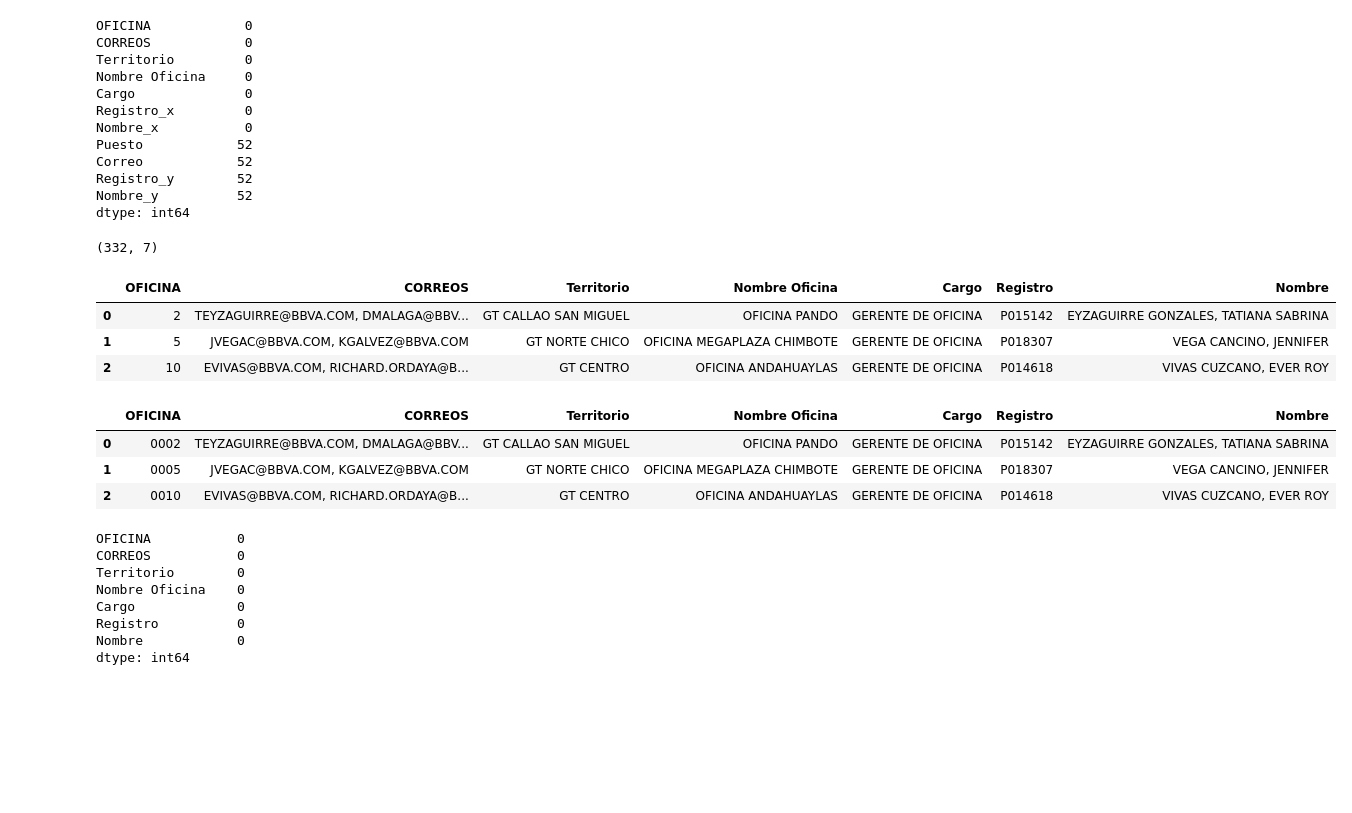
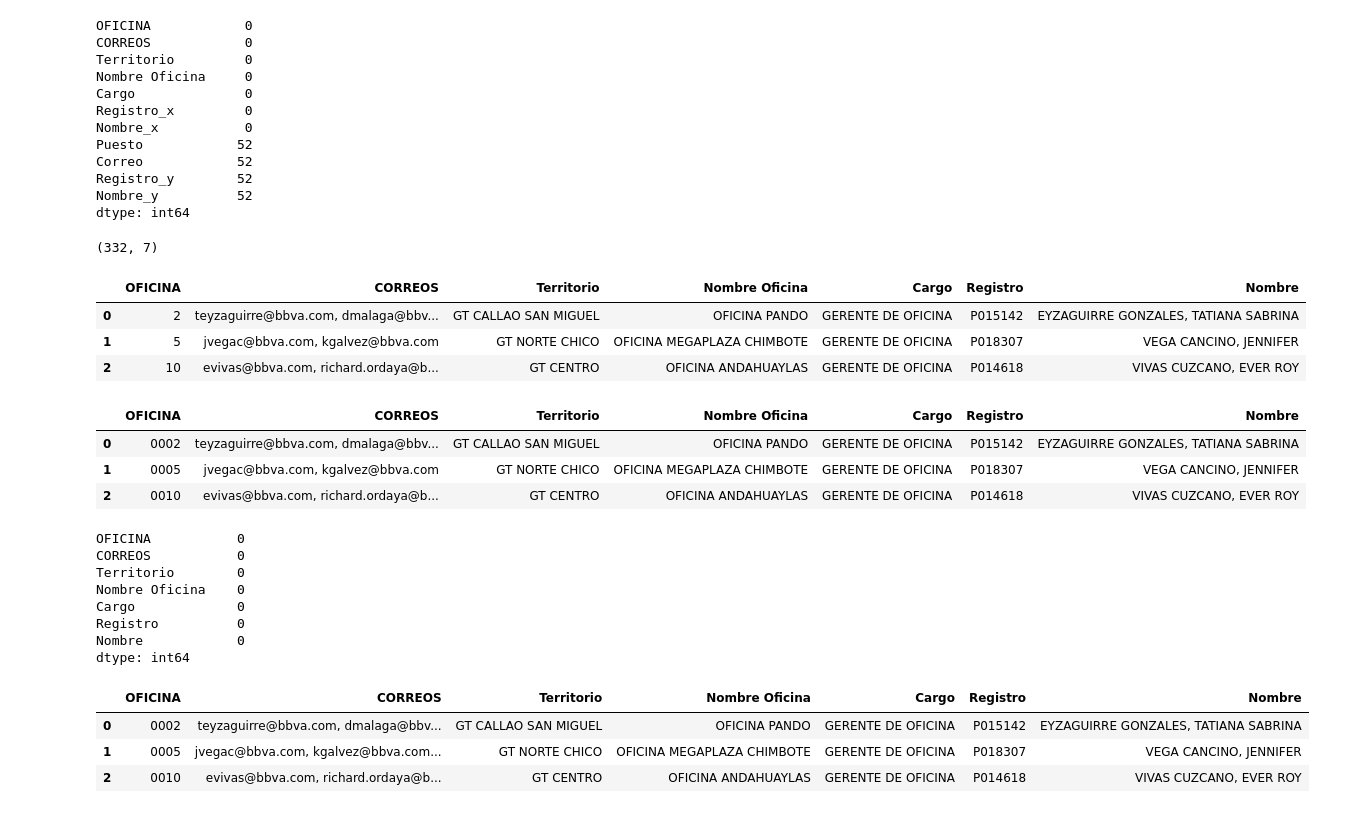
Before and after one commit to iriarteMirko/directorio-oficinas, a Jupyter notebook: main.ipynb, the cells around one changed output. Saved outputs shown, nothing was run; the diff lists cells and outputs as text; code cells hidden in the pictures; blank space fills up the shorter version.

Commit message:
Update agregar correos

```diff
--- a/main.ipynb
+++ b/main.ipynb
@@ -159,23 +159,23 @@ df_actualizado.drop(columns=['Registro_x', 'Registro_y', 'Nombre_x', 'Nombre_y']
 # %%
 df_actualizado['CORREOS'] = df_actualizado['Correo'].fillna(df_actualizado['CORREOS'])
 df_actualizado.drop(columns=['Puesto', 'Correo'], inplace=True)
-df_actualizado['CORREOS'] = df_actualizado['CORREOS'].str.upper()
+df_actualizado['CORREOS'] = df_actualizado['CORREOS'].str.lower()
 print(df_actualizado.shape)
 df_actualizado.head(3)
 # %% [output]
 (332, 7)
 |  | OFICINA | CORREOS | Territorio | Nombre Oficina | Cargo | Registro | Nombre |
-| 0 | 2 | TEYZAGUIRRE@BBVA.COM, DMALAGA@BBV... | GT CALLAO SAN MIGUEL | OFICINA PANDO | GERENTE DE OFICINA | P015142 | EYZAGUIRRE GONZALES, TATIANA SABRINA |
-| 1 | 5 | JVEGAC@BBVA.COM, KGALVEZ@BBVA.COM | GT NORTE CHICO | OFICINA MEGAPLAZA CHIMBOTE | GERENTE DE OFICINA | P018307 | VEGA CANCINO, JENNIFER |
-| 2 | 10 | EVIVAS@BBVA.COM, RICHARD.ORDAYA@B... | GT CENTRO | OFICINA ANDAHUAYLAS | GERENTE DE OFICINA | P014618 | VIVAS CUZCANO, EVER ROY |
+| 0 | 2 | teyzaguirre@bbva.com, dmalaga@bbv... | GT CALLAO SAN MIGUEL | OFICINA PANDO | GERENTE DE OFICINA | P015142 | EYZAGUIRRE GONZALES, TATIANA SABRINA |
+| 1 | 5 | jvegac@bbva.com, kgalvez@bbva.com | GT NORTE CHICO | OFICINA MEGAPLAZA CHIMBOTE | GERENTE DE OFICINA | P018307 | VEGA CANCINO, JENNIFER |
+| 2 | 10 | evivas@bbva.com, richard.ordaya@b... | GT CENTRO | OFICINA ANDAHUAYLAS | GERENTE DE OFICINA | P014618 | VIVAS CUZCANO, EVER ROY |
 # %%
 df_actualizado['OFICINA'] = df_actualizado['OFICINA'].astype(str).str.zfill(4)
 df_actualizado.head(3)
 # %% [output]
 |  | OFICINA | CORREOS | Territorio | Nombre Oficina | Cargo | Registro | Nombre |
-| 0 | 0002 | TEYZAGUIRRE@BBVA.COM, DMALAGA@BBV... | GT CALLAO SAN MIGUEL | OFICINA PANDO | GERENTE DE OFICINA | P015142 | EYZAGUIRRE GONZALES, TATIANA SABRINA |
-| 1 | 0005 | JVEGAC@BBVA.COM, KGALVEZ@BBVA.COM | GT NORTE CHICO | OFICINA MEGAPLAZA CHIMBOTE | GERENTE DE OFICINA | P018307 | VEGA CANCINO, JENNIFER |
-| 2 | 0010 | EVIVAS@BBVA.COM, RICHARD.ORDAYA@B... | GT CENTRO | OFICINA ANDAHUAYLAS | GERENTE DE OFICINA | P014618 | VIVAS CUZCANO, EVER ROY |
+| 0 | 0002 | teyzaguirre@bbva.com, dmalaga@bbv... | GT CALLAO SAN MIGUEL | OFICINA PANDO | GERENTE DE OFICINA | P015142 | EYZAGUIRRE GONZALES, TATIANA SABRINA |
+| 1 | 0005 | jvegac@bbva.com, kgalvez@bbva.com | GT NORTE CHICO | OFICINA MEGAPLAZA CHIMBOTE | GERENTE DE OFICINA | P018307 | VEGA CANCINO, JENNIFER |
+| 2 | 0010 | evivas@bbva.com, richard.ordaya@b... | GT CENTRO | OFICINA ANDAHUAYLAS | GERENTE DE OFICINA | P014618 | VIVAS CUZCANO, EVER ROY |
 # %%
 df_actualizado.isna().sum()
 # %% [output]
@@ -187,6 +187,22 @@ Cargo             0
 Registro          0
 Nombre            0
 dtype: int64
+# %%
+correos_nuevos = ['mirko.iriarte@bbva.com', 'paula.zuniga@bbva.com']
+
+def agregar_correos(lista_correos: list) -> str:
+    for correo in correos_nuevos:
+        if correo not in lista_correos:
+            lista_correos.append(correo)
+    return ', '.join(lista_correos)
+
+df_actualizado['CORREOS'] = df_actualizado['CORREOS'].str.split(', ').apply(agregar_correos)
+df_actualizado.head(3)
+# %% [output]
+|  | OFICINA | CORREOS | Territorio | Nombre Oficina | Cargo | Registro | Nombre |
+| 0 | 0002 | teyzaguirre@bbva.com, dmalaga@bbv... | GT CALLAO SAN MIGUEL | OFICINA PANDO | GERENTE DE OFICINA | P015142 | EYZAGUIRRE GONZALES, TATIANA SABRINA |
+| 1 | 0005 | jvegac@bbva.com, kgalvez@bbva.com... | GT NORTE CHICO | OFICINA MEGAPLAZA CHIMBOTE | GERENTE DE OFICINA | P018307 | VEGA CANCINO, JENNIFER |
+| 2 | 0010 | evivas@bbva.com, richard.ordaya@b... | GT CENTRO | OFICINA ANDAHUAYLAS | GERENTE DE OFICINA | P014618 | VIVAS CUZCANO, EVER ROY |
 # %%
 df_actualizado.to_excel('CORREOS.xlsx', index=False)
 os.startfile('CORREOS.xlsx')
```
Also changed, not shown: 1 other file.
